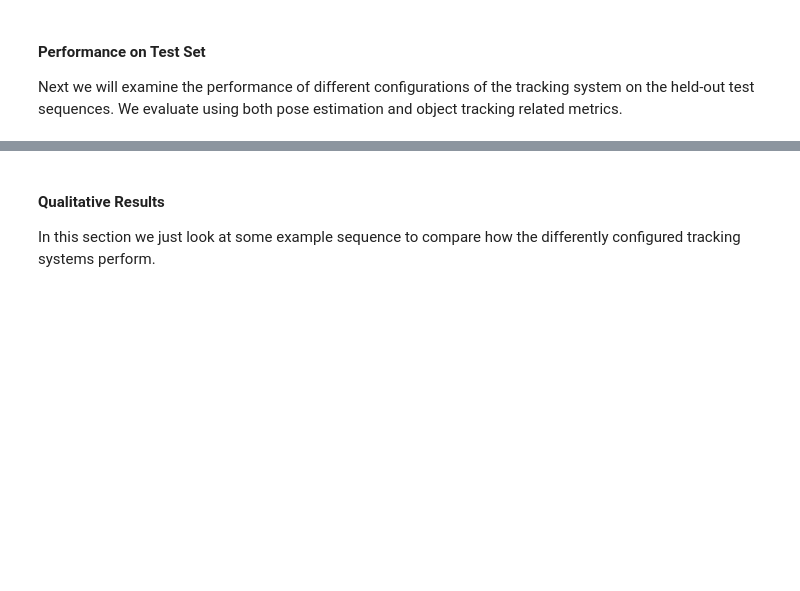
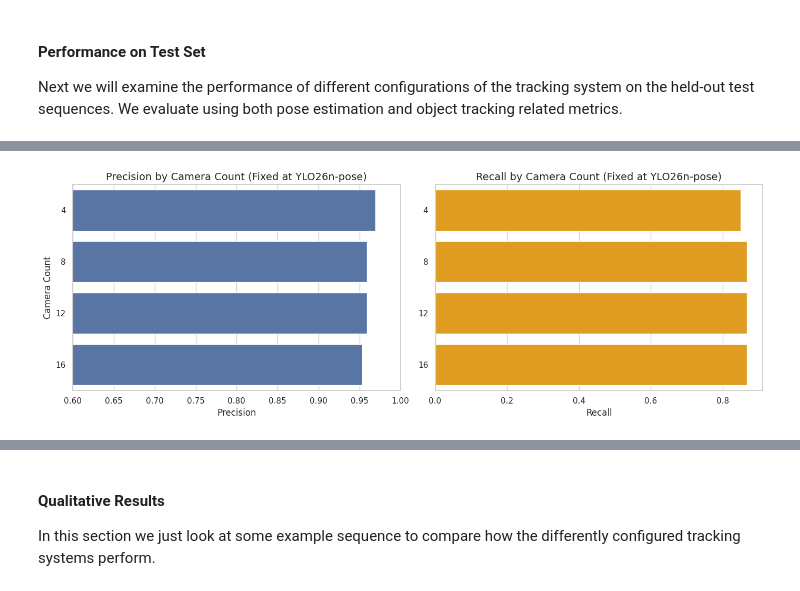
Before and after one commit to rolandbernard/cv-project, a Jupyter notebook: code/1.evaluation.ipynb, the cells around one changed output, grey strips where cells are left out. Cells and saved outputs as stored; diff of their text form; code cells hidden in the pictures; blank space fills up the shorter version.

```diff
--- a/code/1.evaluation.ipynb
+++ b/code/1.evaluation.ipynb
@@ -157,0 +229,28 @@ Next we will examine the performance of different configurations of the tracking
+# %%
+fig, axes = plt.subplots(1, 2, figsize=(14, 5))
+
+# Precision comparison (higher is better)
+ax = sns.barplot(
+    data=df_yolo_scaling, x="Precision", y="n_cams", ax=axes[0],
+    errorbar=None, order=[4, 8, 12, 16], orient="h"
+)
+axes[0].set_title("Precision by Camera Count (Fixed at YLO26n-pose)")
+axes[0].set_xlabel("Precision")
+axes[0].set_ylabel("Camera Count")
+axes[0].set_xlim(0.85, 1.00)
+
+# Recall comparison (higher is better)
+sns.barplot(
+    data=df_yolo_scaling, x="Recall", y="n_cams", ax=axes[1], color="orange",
+    errorbar=None, order=[4, 8, 12, 16], orient="h"
+)
+axes[1].set_title("Recall by Camera Count (Fixed at YLO26n-pose)")
+axes[1].set_xlabel("Recall")
+axes[1].set_ylabel("")
+axes[0].set_xlim(0.60, 1.00)
+
+plt.tight_layout()
+plt.savefig("../report/figures/camera_count_comparison_precision.pdf")
+plt.show()
+# %% [output]
+[figure, added]
```
Also changed, not shown: parts of 17 cells of this notebook, 9 other files.
